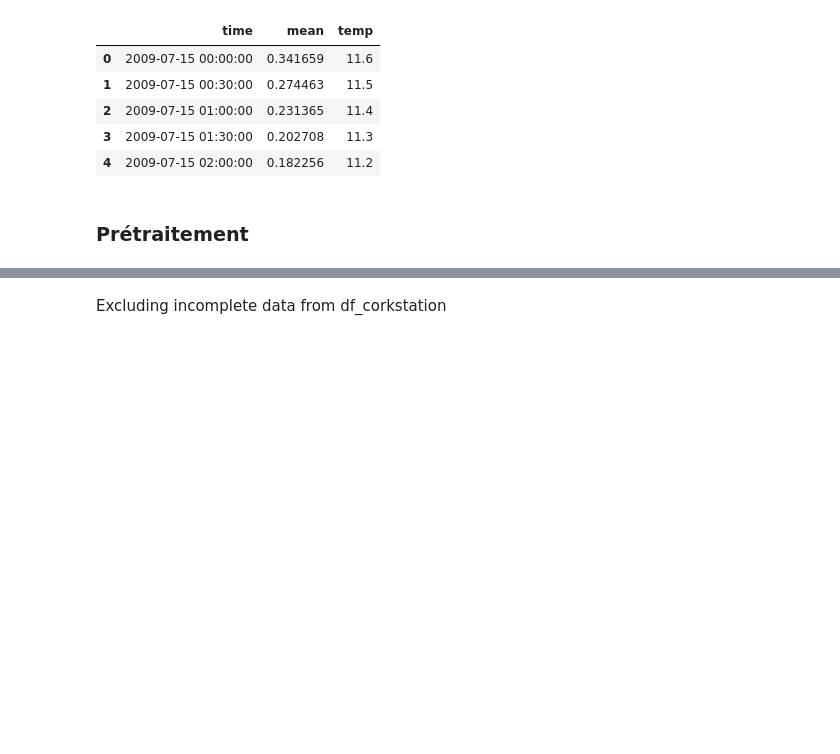
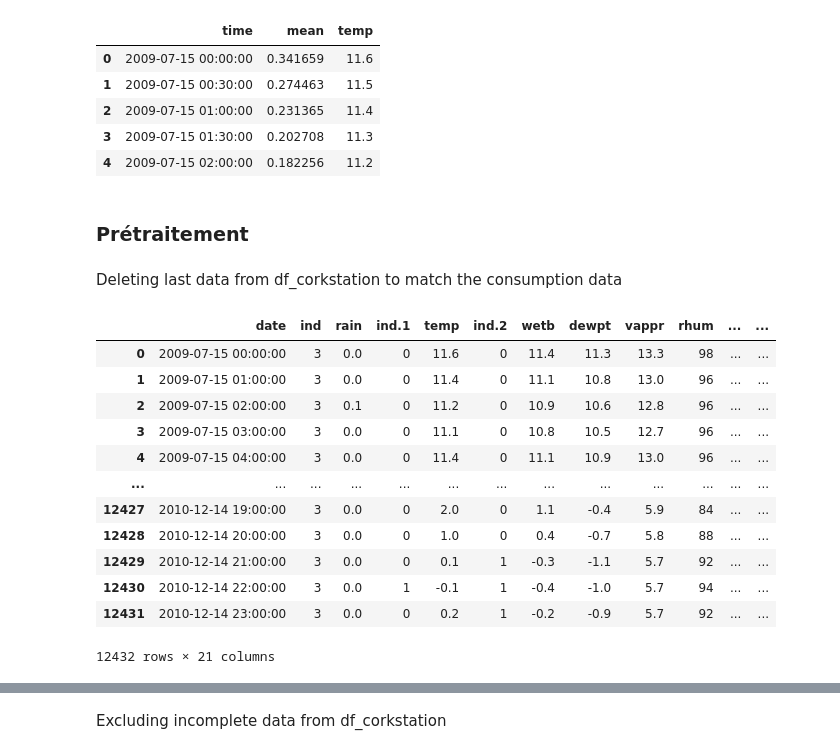
Before and after one commit to YounesOuarhim/Consommation--lectrique, a Jupyter notebook: alisson_bonatto.ipynb, the cells around one changed output, grey strips where cells are left out. Cells and saved outputs as stored; diff of their text form; code cells hidden in the pictures; blank space fills up the shorter version.

```diff
--- a/alisson_bonatto.ipynb
+++ b/alisson_bonatto.ipynb
@@ -28,3 +28,22 @@ df_vst.head()
 | 4 | 2009-07-15 02:00:00 | 0.182256 | 11.2 |
 # %% [markdown]
 ### Prétraitement
+# %% [markdown]
+Deleting last data from df_corkstation to match the consumption data
+# %%
+df_corkstation_cropped = df_corkstation.drop(df_corkstation.index[12432:])
+df_corkstation_cropped
+# %% [output]
+|  | date | ind | rain | ind.1 | temp | ind.2 | wetb | dewpt | vappr | rhum | ... | ... |
+| 0 | 2009-07-15 00:00:00 | 3 | 0.0 | 0 | 11.6 | 0 | 11.4 | 11.3 | 13.3 | 98 | ... | ... |
+| 1 | 2009-07-15 01:00:00 | 3 | 0.0 | 0 | 11.4 | 0 | 11.1 | 10.8 | 13.0 | 96 | ... | ... |
+| 2 | 2009-07-15 02:00:00 | 3 | 0.1 | 0 | 11.2 | 0 | 10.9 | 10.6 | 12.8 | 96 | ... | ... |
+| 3 | 2009-07-15 03:00:00 | 3 | 0.0 | 0 | 11.1 | 0 | 10.8 | 10.5 | 12.7 | 96 | ... | ... |
+| 4 | 2009-07-15 04:00:00 | 3 | 0.0 | 0 | 11.4 | 0 | 11.1 | 10.9 | 13.0 | 96 | ... | ... |
+| ... | ... | ... | ... | ... | ... | ... | ... | ... | ... | ... | ... | ... |
+| 12427 | 2010-12-14 19:00:00 | 3 | 0.0 | 0 | 2.0 | 0 | 1.1 | -0.4 | 5.9 | 84 | ... | ... |
+| 12428 | 2010-12-14 20:00:00 | 3 | 0.0 | 0 | 1.0 | 0 | 0.4 | -0.7 | 5.8 | 88 | ... | ... |
+| 12429 | 2010-12-14 21:00:00 | 3 | 0.0 | 0 | 0.1 | 1 | -0.3 | -1.1 | 5.7 | 92 | ... | ... |
+| 12430 | 2010-12-14 22:00:00 | 3 | 0.0 | 1 | -0.1 | 1 | -0.4 | -1.0 | 5.7 | 94 | ... | ... |
+| 12431 | 2010-12-14 23:00:00 | 3 | 0.0 | 0 | 0.2 | 1 | -0.2 | -0.9 | 5.7 | 92 | ... | ... |
+12432 rows × 21 columns
```
Also changed, not shown: parts of 6 cells of this notebook.
